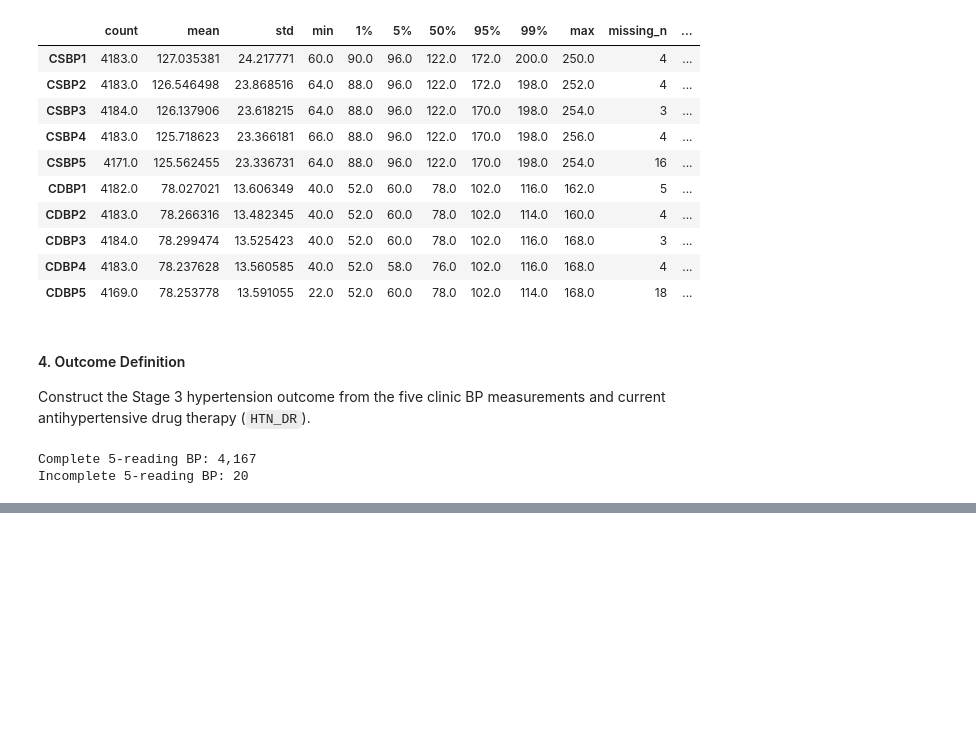
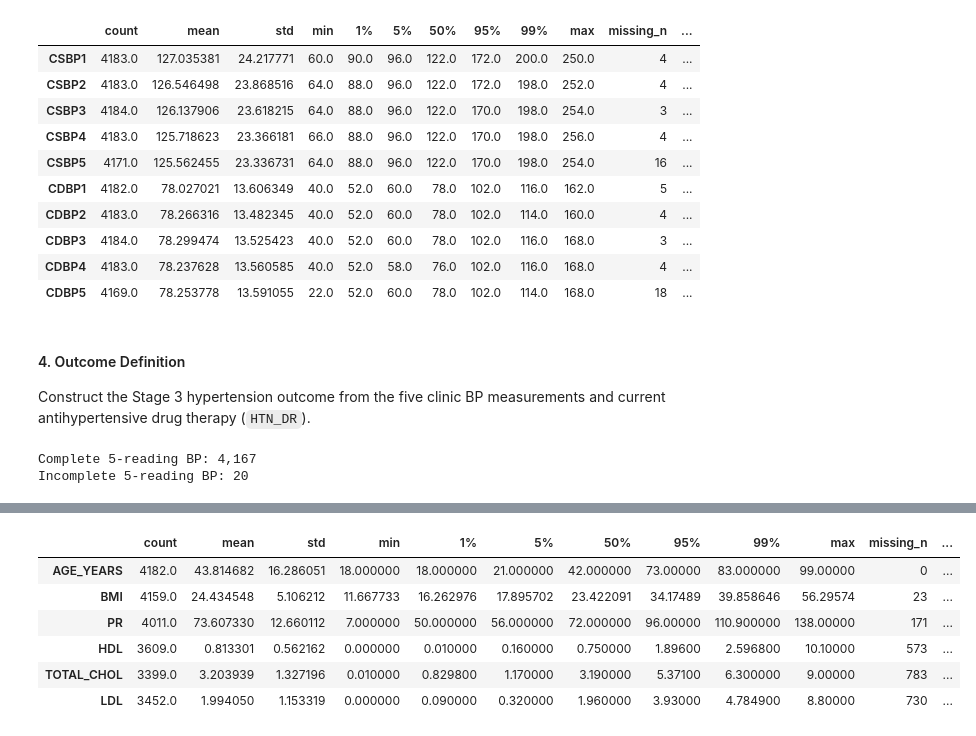
Before and after one commit to Phawazz/HyperSense, a Jupyter notebook: HyperSense v1.2/03_clinical_enrichment.ipynb, the cells around one changed output, grey strips where cells are left out. Cells and saved outputs as stored; diff of their text form; code cells hidden in the pictures; blank space fills up the shorter version.

```diff
--- a/HyperSense v1.2/03_clinical_enrichment.ipynb
+++ b/HyperSense v1.2/03_clinical_enrichment.ipynb
@@ -457,0 +635,9 @@ Indeterminate outcome: 847
+# %%
+# Diagnosed diabetes: 1 = Yes, 0 = No; invalid/refused values remain missing.
+
+analysis["DIABETES"] = analysis["DM"].where(
+    analysis["DM"].isin([1, 2])
+).map({
+    1: 1,
+    2: 0
+})
@@ -457,0 +674,36 @@ Indeterminate outcome: 847
+# %%
+# Continuous enriched predictors
+
+analysis["PULSE_RATE"] = analysis["PR"]
+
+analysis["HDL"] = analysis["HDL_CHOL"]
+analysis["TOTAL_CHOL"] = analysis["TO_CHOL"]
+analysis["LDL"] = analysis["LDL_CHOL"]
+# %%
+continuous_features = [
+    "AGE_YEARS",
+    "BMI",
+    "PR",
+    "HDL",
+    "TOTAL_CHOL",
+    "LDL",
+]
+
+feature_audit = analysis[continuous_features].describe(
+    percentiles=[0.01, 0.05, 0.50, 0.95, 0.99]
+).T
+
+feature_audit["missing_n"] = analysis[continuous_features].isna().sum()
+feature_audit["missing_pct"] = (
+    analysis[continuous_features].isna().mean() * 100
+).round(2)
+
+feature_audit
+# %% [output]
+|  | count | mean | std | min | 1% | 5% | 50% | 95% | 99% | max | missing_n | ... |
+| AGE_YEARS | 4182.0 | 43.814682 | 16.286051 | 18.000000 | 18.000000 | 21.000000 | 42.000000 | 73.00000 | 83.000000 | 99.00000 | 0 | ... |
+| BMI | 4159.0 | 24.434548 | 5.106212 | 11.667733 | 16.262976 | 17.895702 | 23.422091 | 34.17489 | 39.858646 | 56.29574 | 23 | ... |
+| PR | 4011.0 | 73.607330 | 12.660112 | 7.000000 | 50.000000 | 56.000000 | 72.000000 | 96.00000 | 110.900000 | 138.00000 | 171 | ... |
+| HDL | 3609.0 | 0.813301 | 0.562162 | 0.000000 | 0.010000 | 0.160000 | 0.750000 | 1.89600 | 2.596800 | 10.10000 | 573 | ... |
+| TOTAL_CHOL | 3399.0 | 3.203939 | 1.327196 | 0.010000 | 0.829800 | 1.170000 | 3.190000 | 5.37100 | 6.300000 | 9.00000 | 783 | ... |
+| LDL | 3452.0 | 1.994050 | 1.153319 | 0.000000 | 0.090000 | 0.320000 | 1.960000 | 3.93000 | 4.784900 | 8.80000 | 730 | ... |
```
Also changed, not shown: parts of 82 cells of this notebook.
